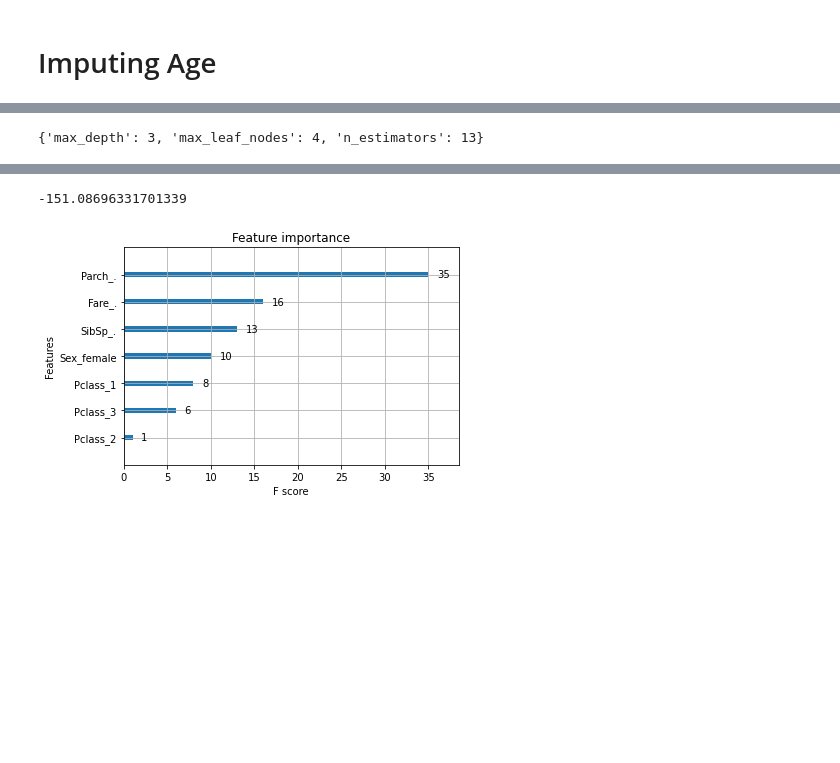
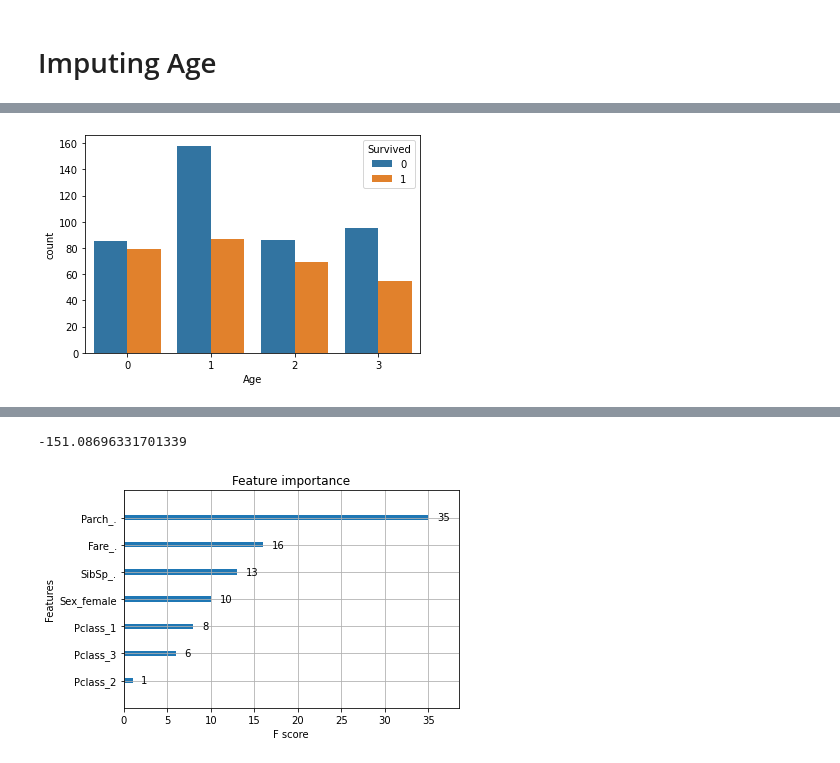
Before and after one commit to pritam-dey3/Titanic-Passenger-Survival-Prediction, a Jupyter notebook: Age_imput.ipynb, the cells around one changed output, grey strips where cells are left out. Cells and saved outputs as stored; diff of their text form; code cells hidden in the pictures; blank space fills up the shorter version.

```diff
--- a/Age_imput.ipynb
+++ b/Age_imput.ipynb
@@ -14,4 +14,5 @@ data_dir = 'data/'
 data = pd.read_csv(data_dir + 'train.csv')
 testdata = pd.read_csv(data_dir + 'test.csv')
 
+labels = data.Survived
 data = data.drop('Survived', axis=1)
@@ -144,12 +113,0 @@ def col_names(features=[], extra = []):
-# %%
-#load data
-Pclass_ix = np.s_[:, 0:3]
-Sex_ix = np.s_[:, 3:5]
-Cabin_ix = np.s_[:, 5:14]
-Embarked_ix = np.s_[:, 14:17]
-Age_ix = np.s_[:, 17]
-SibSp_ix = np.s_[:, 18]
-Parch_ix = np.s_[:, 19]
-Fare_ix = np.s_[:, 20]
-
-clean_data = pd.read_csv(data_dir + 'halfclean.csv', index_col=0).to_numpy()
@@ -167,12 +114,6 @@ X.columns = col_names(features=['SibSp', 'Parch', 'Fare', 'Sex', 'Pclass'])
-# %%
-param_grid = [
-    {'n_estimators': np.arange(8,15,step=1), 'max_depth': [2, 3, 4], 'max_leaf_nodes': [4, 5, 6, 7]},
-]
-
-grids_xgb_age = GridSearchCV(XGBRegressor(), param_grid, scoring="neg_mean_squared_error", return_train_score=True, cv=5)
-grids_xgb_age.fit(X, y)
-
-joblib.dump(grids_xgb_age.best_estimator_, 'xgb_best_age.pkl')
-grids_xgb_age.best_params_
-# %% [output]
-{'max_depth': 3, 'max_leaf_nodes': 4, 'n_estimators': 13}
+# %%
+import seaborn as sns
+
+_ = sns.countplot(data=clean_data, x='Age', hue=labels, order=np.arange(0,4))
+# %% [output]
+[figure, added]
```
Also changed, not shown: parts of 12 cells of this notebook, 5 other files.
